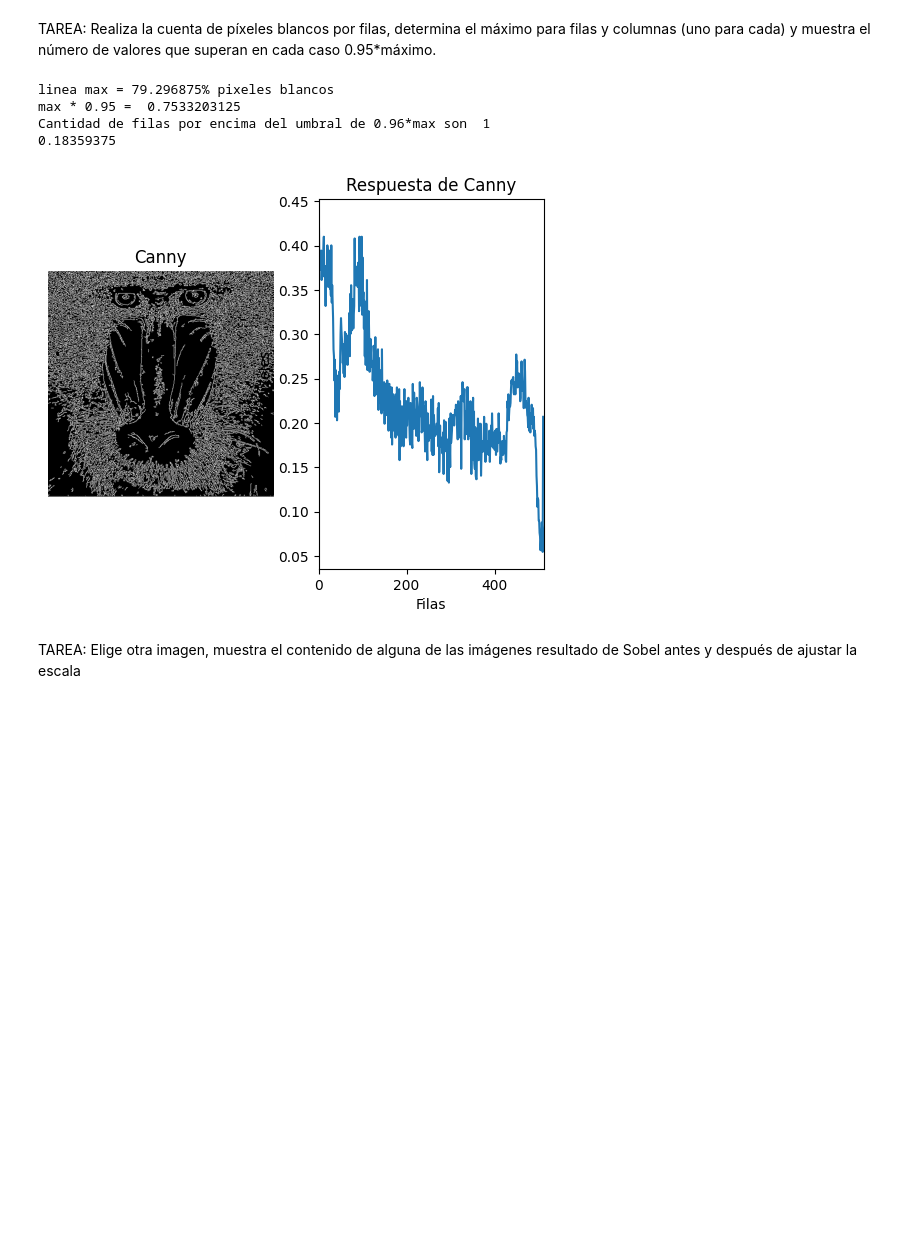
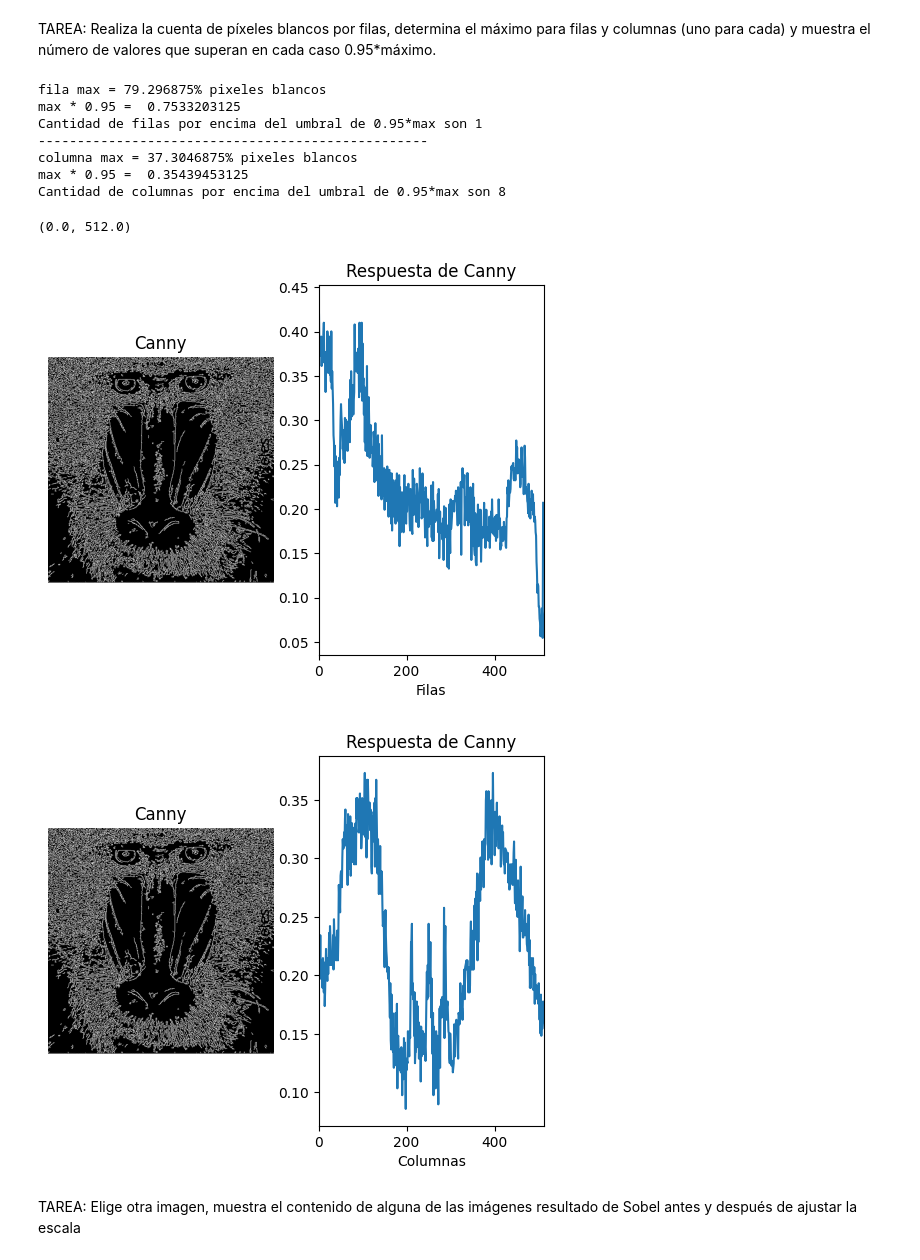
Before and after one commit to Ulpgc-Vision-por-computador/P2-Funciones-basicas-OpenCV, a Jupyter notebook: entrega2.ipynb, the cells around one changed output. Saved outputs shown, nothing was run; the diff lists cells and outputs as text; code cells hidden in the pictures; blank space fills up the shorter version.

```diff
--- a/entrega2.ipynb
+++ b/entrega2.ipynb
@@ -69,42 +69,76 @@ max_value = max(rows)
 mask = rows != max_value
 new_rows = rows[mask]
 
 #Calculamos la fila con más píxeles blancos
 new_max = max(rows)
 
 #Calculamos el número de valores que superan 0'95*máximo
 threshold = 0.95 * new_max
-print("linea max = " + str(new_max*100) + "% pixeles blancos")
-print("max * 0.95 = ", threshold)
 mask_threshold = rows >= threshold
 big_values = np.count_nonzero(mask_threshold)
-print("Cantidad de filas por encima del umbral de 0.96*max son ", big_values)
+
+print("fila max = " + str(new_max*100) + "% pixeles blancos")
+print("max * 0.95 = ", threshold)
+print("Cantidad de filas por encima del umbral de 0.95*max son", big_values)
+
+print("--------------------------------------------------")
 
 #Muestra dicha cuenta gráficamente
 plt.figure()
 plt.subplot(1, 2, 1)
 plt.axis("off")
 plt.title("Canny")
 plt.imshow(canny, cmap='gray')
 
 plt.subplot(1, 2, 2)
 plt.title("Respuesta de Canny")
 plt.xlabel("Filas")
 plt.ylabel("% píxeles")
 plt.plot(new_rows)
 #Rango en x definido por las filas
 plt.xlim([0, canny.shape[0] ])
 
+###Cuenta de píxeles blancos por columnas
+col_counts = cv2.reduce(canny, 0, cv2.REDUCE_SUM, dtype=cv2.CV_32SC1)
+cols = col_counts[0] / (255 * canny.shape[1])
 
-col_counts = cv2.reduce(canny, 0, cv2.REDUCE_SUM, dtype=cv2.CV_32SC1)
-cols = col_counts[:, 0] / (255 * canny.shape[0])
-print(max(cols))
+#Calculamos la columna con más píxeles blancos
+max_cols = max(cols)
+
+#Calculamos el número de valores que superan 0'95*máximo
+threshold = max_cols * 0.95
+mask_threshold = cols >= threshold
+big_values = np.count_nonzero(mask_threshold)
+
+print("columna max = " + str(max_cols*100) + "% pixeles blancos")
+print("max * 0.95 = ", threshold)
+print("Cantidad de columnas por encima del umbral de 0.95*max son", big_values)
+
+#Muestra dicha cuenta gráficamente
+plt.figure()
+plt.subplot(1, 2, 1)
+plt.axis("off")
+plt.title("Canny")
+plt.imshow(canny, cmap='gray')
+
+plt.subplot(1, 2, 2)
+plt.title("Respuesta de Canny")
+plt.xlabel("Columnas")
+plt.ylabel("% píxeles")
+plt.plot(cols)
+#Rango en x definido por las columnas
+plt.xlim([0, canny.shape[0] ])
 # %% [output]
-linea max = 79.296875% pixeles blancos
+fila max = 79.296875% pixeles blancos
 max * 0.95 =  0.7533203125
-Cantidad de filas por encima del umbral de 0.96*max son  1
-0.18359375
+Cantidad de filas por encima del umbral de 0.95*max son 1
+--------------------------------------------------
+columna max = 37.3046875% pixeles blancos
+max * 0.95 =  0.35439453125
+Cantidad de columnas por encima del umbral de 0.95*max son 8
+(0.0, 512.0)
 [figure]
+[figure, added]
 # %% [markdown]
 TAREA: Elige otra imagen, muestra el contenido de alguna de las imágenes resultado de Sobel antes y después de ajustar la escala
 # %%
```
Also changed, not shown: parts of 3 cells of this notebook.
